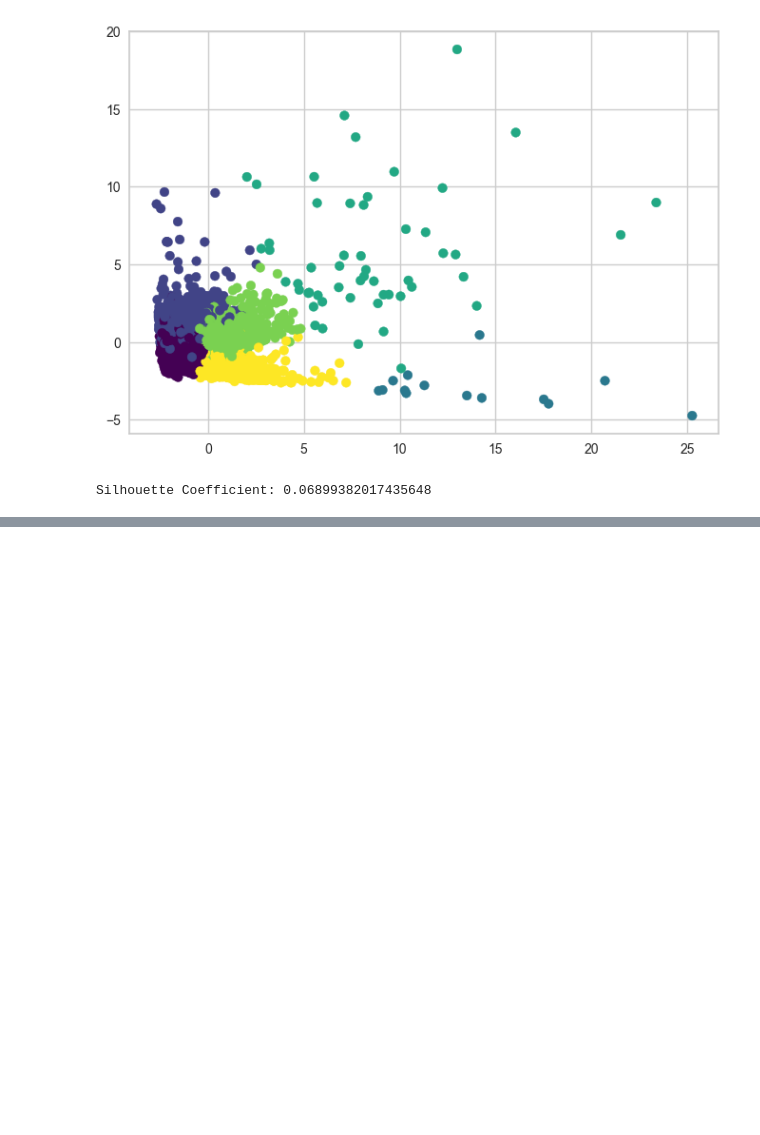
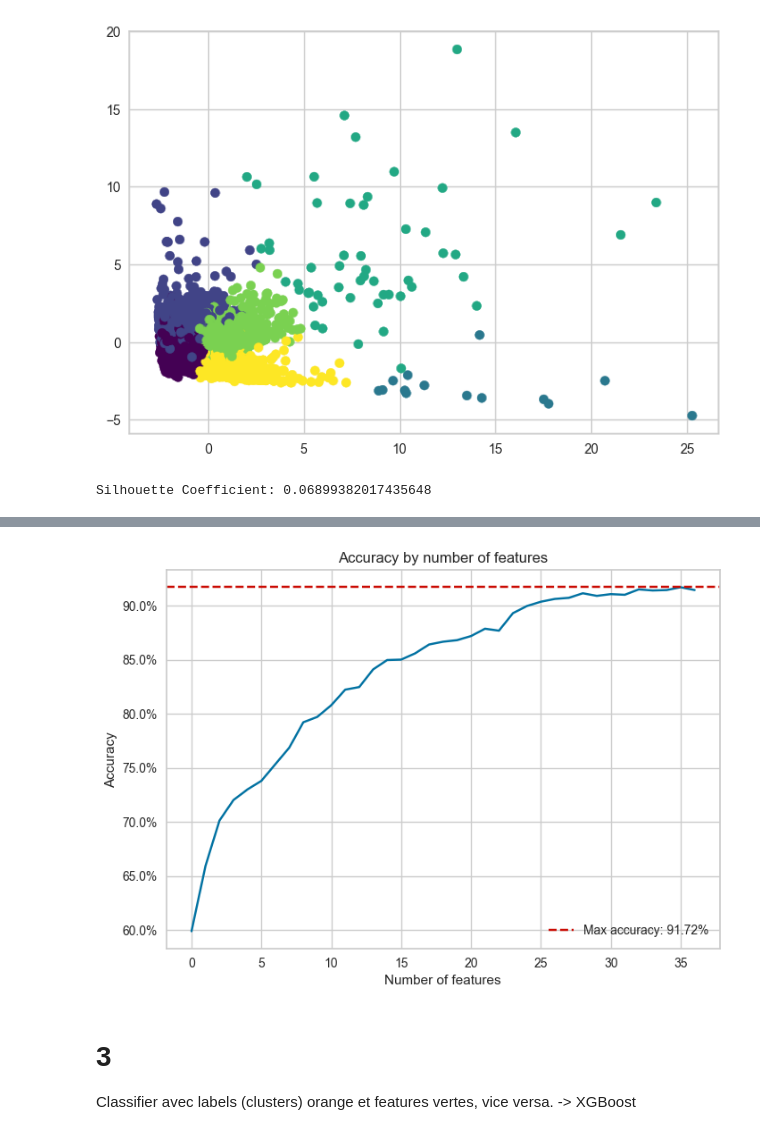
Before and after one commit to QuentinFISCH/qantar, a Jupyter notebook: tp1/exploration.ipynb, the cells around one changed output, grey strips where cells are left out. Saved outputs shown, nothing was run; the diff lists cells and outputs as text; code cells hidden in the pictures; blank space fills up the shorter version.

```diff
--- a/tp1/exploration.ipynb
+++ b/tp1/exploration.ipynb
@@ -348,0 +492,10 @@ Silhouette Coefficient: 0.06899382017435648
+# %%
+importance = model.get_booster().get_score(importance_type="weight")
+# sort by value
+sorted_importance = sorted(importance.items(), key=lambda kv: kv[1], reverse=True)
+sorted_importance = np.array(sorted_importance)
+# %%
+question_importance = np.vectorize(lambda x: "_".join(x.split("_")[:-1]))(sorted_importance[:, 0])
+question_importance, ind = np.unique(question_importance, return_index=True)
+question_importance = question_importance[np.argsort(ind)]
+question_importance
@@ -348,0 +513,13 @@ Silhouette Coefficient: 0.06899382017435648
+# %%
+def benchmark_feature_importance(importance, data, labels):
+    accuracies = []
+    for i in range(1, len(importance)+1):
+        features = importance[:i]
+        X = data.loc[:, data.columns.str.startswith(tuple(features))]
+        model = XGBClassifier(random_state=seed, enable_categorical=False)
+        scores = cross_val_score(model, X, labels, cv=5, n_jobs=-1)
+        accuracies.append(scores.mean() * 100)
+        print(f"Accuracy with {i} features: {scores.mean() * 100}%")
+    return accuracies
+# %%
+accuracies_by_feature_count = benchmark_feature_importance(question_importance, data_attitude_weighted_scaled, labels)
@@ -348,0 +544,19 @@ Silhouette Coefficient: 0.06899382017435648
+# %%
+import matplotlib.ticker as mtick
+
+plt.plot(accuracies_by_feature_count)
+max_accuracy = max(accuracies_by_feature_count)
+plt.axhline(max_accuracy, color='r', linestyle='--', label=f"Max accuracy: {max_accuracy:.2f}%")
+ax = plt.gca()
+ax.yaxis.set_major_formatter(mtick.PercentFormatter())
+plt.xlabel("Number of features")
+plt.ylabel("Accuracy")
+plt.title("Accuracy by number of features")
+plt.legend()
+plt.show()
+# %% [output]
+[figure, added]
+# %% [markdown]
+# 3
+
+Classifier avec labels (clusters) orange et features vertes, vice versa. -> XGBoost
```
Also changed, not shown: parts of 33 cells of this notebook, 1 other file.
